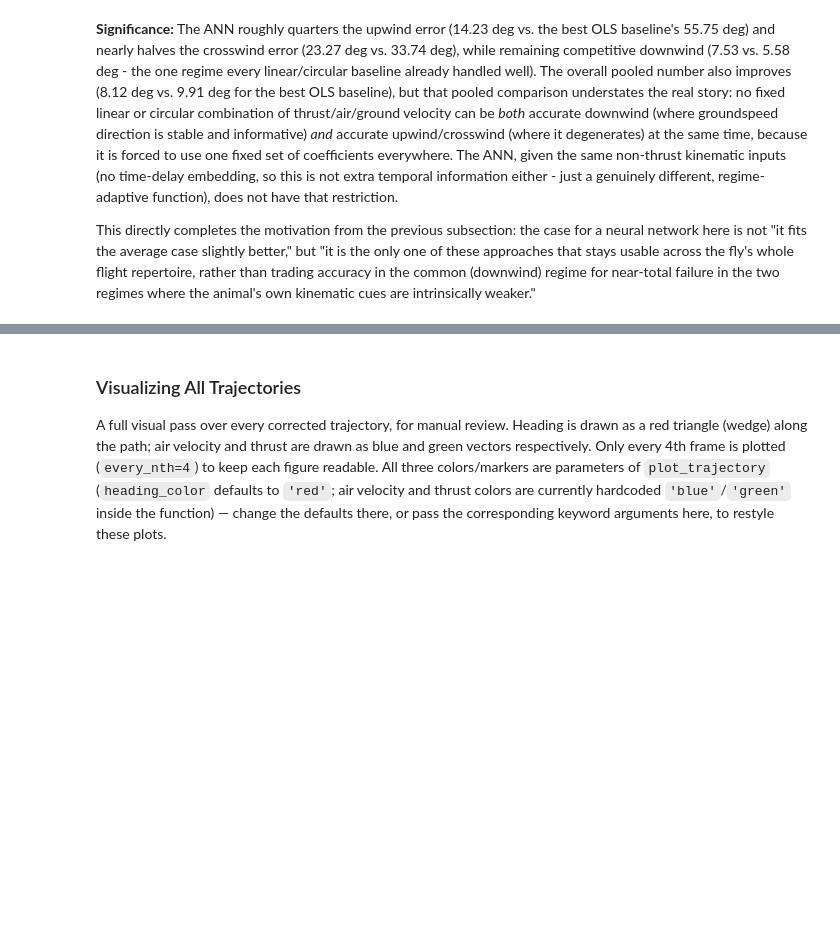
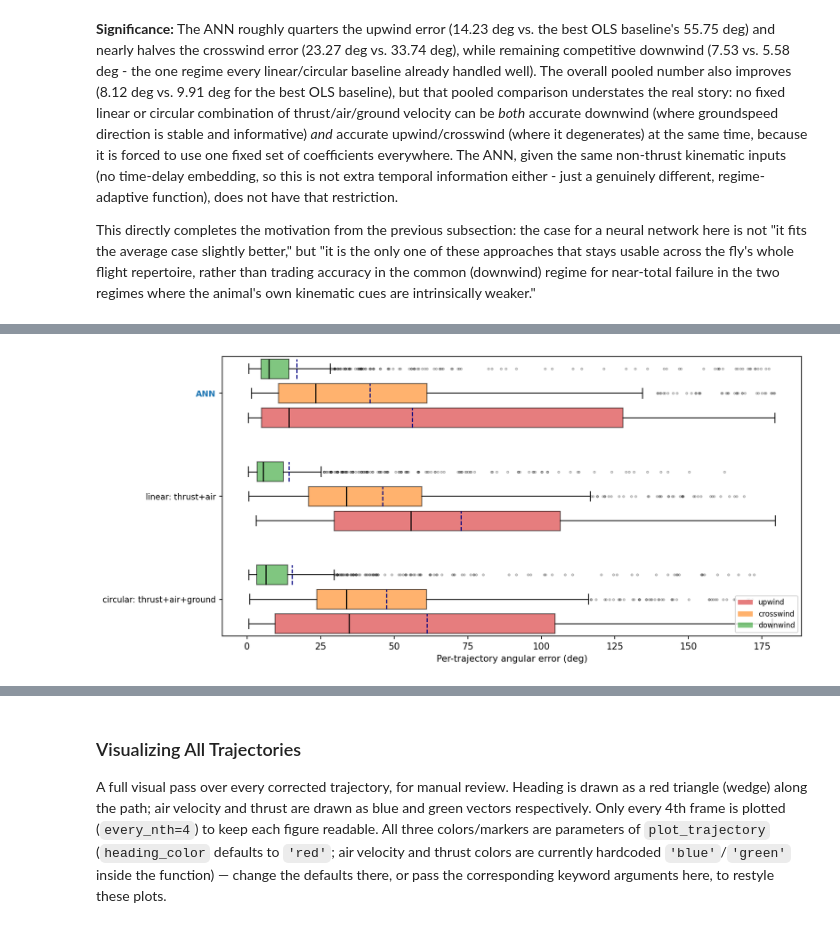
Before and after one commit to nehalsinghmangat/drosophila_body_orientation_predictor, a Jupyter notebook: notebooks/data_correction_and_model_training.ipynb, the cells around one changed output, grey strips where cells are left out. Drawn from its saved outputs; the diff is of its cells as text; code cells hidden in the pictures; blank space fills up the shorter version.

```diff
--- a/notebooks/data_correction_and_model_training.ipynb
+++ b/notebooks/data_correction_and_model_training.ipynb
@@ -784,0 +978,65 @@ This directly completes the motivation from the previous subsection: the case fo
+# %%
+best_linear = ('linear', ('thrust', 'air'))
+best_circular = ('circular', ('thrust', 'air', 'ground'))
+
+restricted_data = {}  # (model_label, regime) -> array of per-trajectory errors
+for kind, combo in [best_linear, best_circular]:
+    label = f"{kind}: {'+'.join(combo)}"
+    pred_xy = fit_ols_baseline(train_df, test_df, combo, kind)
+    err_r = angular_error_deg(y_true, pred_xy)
+    df_r = pd.DataFrame({'trajec_objid': test_df['trajec_objid'].values, 'err': err_r, 'regime': regime})
+    per_traj_reg = df_r.groupby(['regime', 'trajec_objid'])['err'].median().reset_index()
+    for reg in ['upwind', 'crosswind', 'downwind']:
+        restricted_data[(label, reg)] = per_traj_reg.loc[per_traj_reg['regime'] == reg, 'err'].values
+
+per_traj_reg_ann = ann_frame_df.groupby(['regime', 'trajec_objid'])['err'].median().reset_index()
+for reg in ['upwind', 'crosswind', 'downwind']:
+    restricted_data[('ANN', reg)] = per_traj_reg_ann.loc[per_traj_reg_ann['regime'] == reg, 'err'].values
+
+models_restricted = ['ANN', f"{best_linear[0]}: {'+'.join(best_linear[1])}", f"{best_circular[0]}: {'+'.join(best_circular[1])}"]
+regimes_r = ['upwind', 'crosswind', 'downwind']
+colors_map = {'upwind': '#d62728', 'crosswind': '#ff7f0e', 'downwind': '#2ca02c'}
+
+fig, ax = plt.subplots(figsize=(11, 5), dpi=150)
+positions, data_list, box_colors = [], [], []
+pos = 0
+group_gap = 1.2
+ytick_positions, ytick_labels = [], []
+for m in models_restricted[::-1]:  # reverse so ANN ends up at top
+    group_start = pos
+    for reg in regimes_r:
+        positions.append(pos)
+        data_list.append(restricted_data[(m, reg)])
+        box_colors.append(colors_map[reg])
+        pos += 1
+    ytick_positions.append((group_start + pos - 1) / 2)
+    ytick_labels.append(m)
+    pos += group_gap
+
+bp = ax.boxplot(data_list, positions=positions, vert=False, widths=0.8, patch_artist=True,
+                 showmeans=True, meanline=True,
+                 medianprops=dict(color='black', linewidth=1.2),
+                 meanprops=dict(color='navy', linewidth=1.2, linestyle='--'),
+                 flierprops=dict(marker='o', markersize=2, alpha=0.3))
+for patch, c in zip(bp['boxes'], box_colors):
+    patch.set_facecolor(c)
+    patch.set_alpha(0.6)
+
+ax.set_yticks(ytick_positions)
+ax.set_yticklabels(ytick_labels, fontsize=9)
+for i, m in enumerate(ytick_labels):
+    if m == 'ANN':
+        ax.get_yticklabels()[i].set_fontweight('bold')
+        ax.get_yticklabels()[i].set_color('tab:blue')
+
+from matplotlib.patches import Patch
+legend_elems = [Patch(facecolor=colors_map[r], alpha=0.6, label=r) for r in regimes_r]
+ax.legend(handles=legend_elems, loc='lower right', fontsize=8)
+ax.set_xlabel('Per-trajectory angular error (deg)')
+fig.tight_layout()
+
+os.makedirs('../figures', exist_ok=True)
+fig.savefig('../figures/regime_stratified_boxplot_restricted.svg', format='svg', bbox_inches='tight')
+plt.show()
+# %% [output]
+[figure, added]
```
Also changed, not shown: parts of 32 cells of this notebook, 1 other file.
